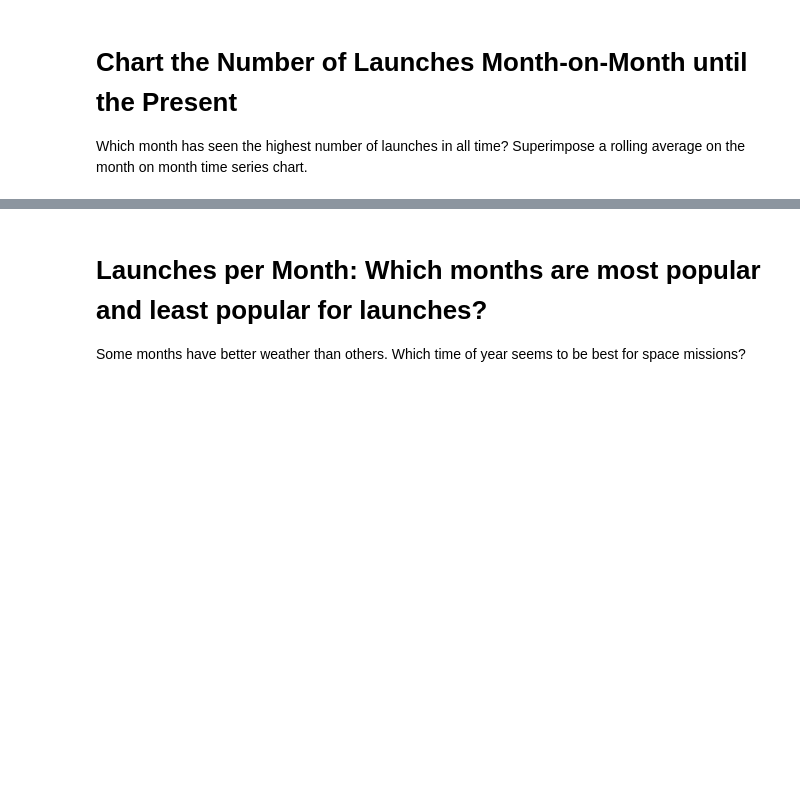
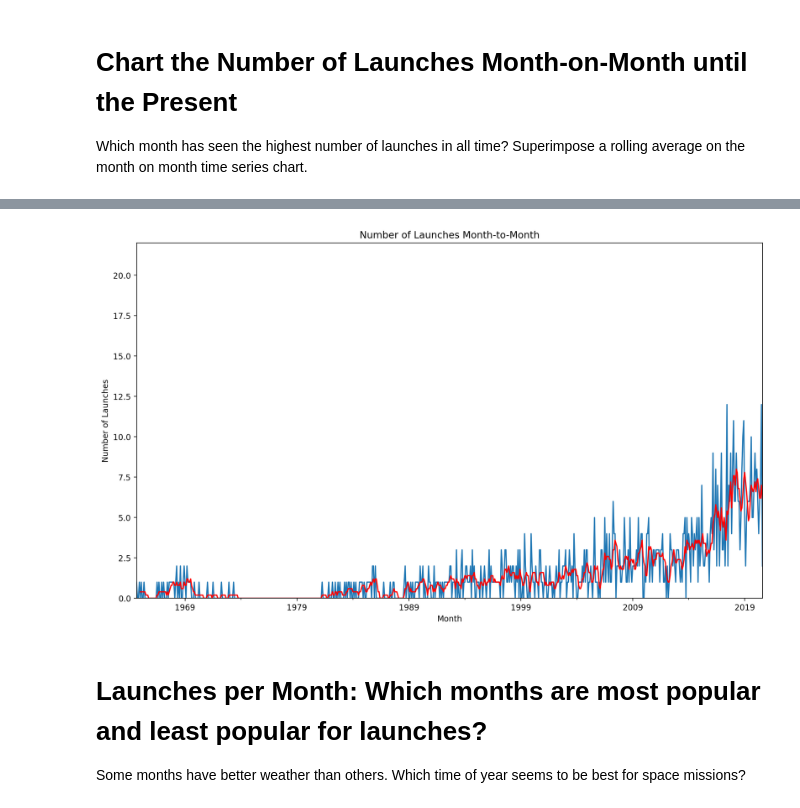
Before and after one commit to petarilievCS/space-race-analysis, a Jupyter notebook: Space_Missions-Analysis.ipynb, the cells around one changed output, grey strips where cells are left out. Saved outputs shown, nothing was run; the diff lists cells and outputs as text; code cells hidden in the pictures; blank space fills up the shorter version.

```diff
--- a/Space_Missions-Analysis.ipynb
+++ b/Space_Missions-Analysis.ipynb
@@ -240,3 +437,21 @@ Which month has seen the highest number of launches in all time? Superimpose a r
+# %%
+# Rolling average
+rolling_average = monthly_launches.rolling(window=5).mean()
+
+plt.figure(figsize=(14, 8), dpi=200)
+
+# Plot rolling average and monthly launches
+monthly_launches.plot(kind='line')
+rolling_average.plot(kind='line', color='red')
+
+# Plot setup
+plt.title('Number of Launches Month-to-Month')
+plt.xlabel('Month')
+plt.ylabel('Number of Launches')
+plt.ylim([0, monthly_launches.max() + 10])
+plt.show()
+# %% [output]
+[figure, added]
 # %% [markdown]
 # Launches per Month: Which months are most popular and least popular for launches?
 
```
Also changed, not shown: parts of 51 cells of this notebook.
